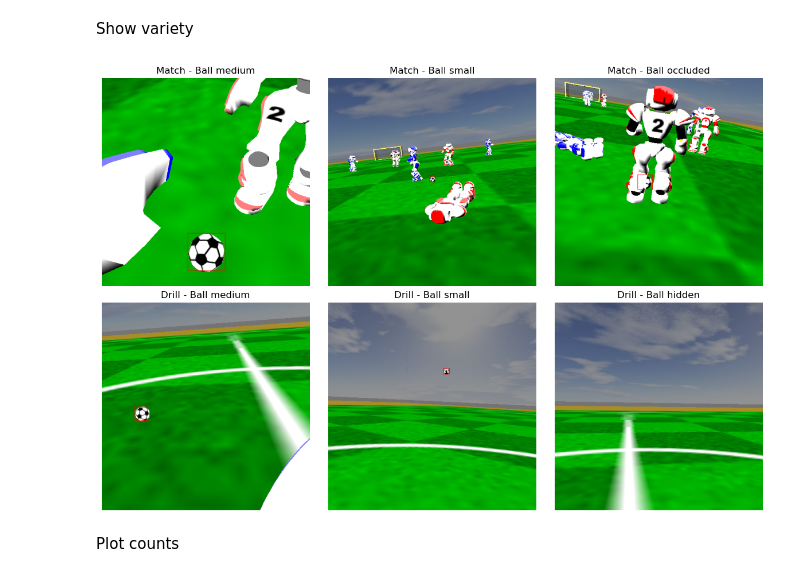
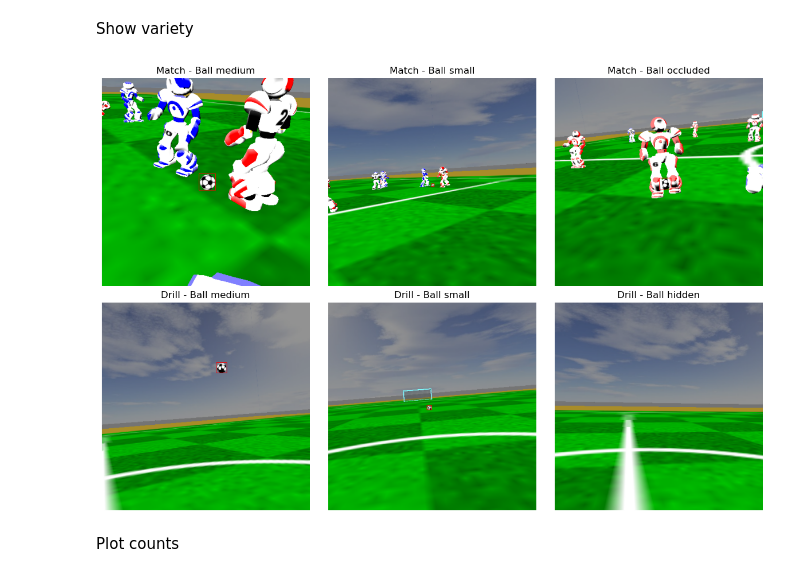
Before and after one commit to 262882/b64_image_decoder, a Jupyter notebook: dataset_stats.ipynb, the cells around one changed output. Cells and saved outputs as stored; diff of their text form; code cells hidden in the pictures.

Commit message:
Set deterministic image plotting

```diff
--- a/dataset_stats.ipynb
+++ b/dataset_stats.ipynb
@@ -23,6 +28,7 @@ ball_rads = []
 ball_x = []
 ball_y = []
 images = []
+imgnames = []
 
 SMALL_THRES = 32
 LARGE_THRES = 96
@@ -53,6 +59,7 @@ for count, name in enumerate(full_list):
         ball_y.append(m_coord)
         add_bb(output_img,ball_vector)
         images.append(output_img)
+        imgnames.append(name[name.rfind("/")+1:-5])
 
         if 2*BALL_RAD_implane <= SMALL_THRES:
             ball_size["Small"] = ball_size["Small"] + 1
@@ -66,6 +73,7 @@ for count, name in enumerate(full_list):
     elif img_dict["ball_sighted"] == 0:
         visibility["Hidden"] = visibility["Hidden"] + 1
         images.append(output_img)
+        imgnames.append(name[name.rfind("/")+1:-5])
 
     ## Game types ##
     if img_dict["type"] == "drill":
@@ -75,30 +83,41 @@ for count, name in enumerate(full_list):
         game_type["Match"] = game_type["Match"] + 1
 # %% [markdown]
 Show variety
+# %%
+img_inds = []
+disp_img = ["19150_outimg_WITS-FC7-4720",
+            "19150_outimg_WITS-FC7-12310",
+            "14817_outimg_WITS-FC2-1510",
+            "12065_outimg_WITS-FC2-766",
+            "12065_outimg_WITS-FC2-1356",
+            "12065_outimg_WITS-FC2-432"]
+
+for name in disp_img:
+    img_inds.append(imgnames.index(name))
 # %%
 fig,axes = plt.subplots(nrows=2, ncols=3, figsize=(12,8), sharex=True, sharey=True)
 ax=axes.ravel()
 
-ax[0].imshow(images[1255])
+ax[0].imshow(images[img_inds[0]])
 ax[0].set_title("Match - Ball medium")
-ax[1].imshow(images[1300])
+ax[1].imshow(images[img_inds[1]])
 ax[1].set_title("Match - Ball small")
-ax[2].imshow(images[1330])
+ax[2].imshow(images[img_inds[2]])
 ax[2].set_title("Match - Ball occluded")
-ax[3].imshow(images[470])
+ax[3].imshow(images[img_inds[3]])
 ax[3].set_title("Drill - Ball medium")
-ax[4].imshow(images[270])
+ax[4].imshow(images[img_inds[4]])
 ax[4].set_title("Drill - Ball small")
-ax[5].imshow(images[425])
+ax[5].imshow(images[img_inds[5]])
 ax[5].set_title("Drill - Ball hidden")
 
 for a in ax:
     a.axis('off')
 
 fig.tight_layout()
 plt.show()
 # %% [output]
-[figure, old version]
+[figure, new version]
 # %% [markdown]
 Plot counts
 # %%
```
Also changed, not shown: parts of 4 cells of this notebook.
